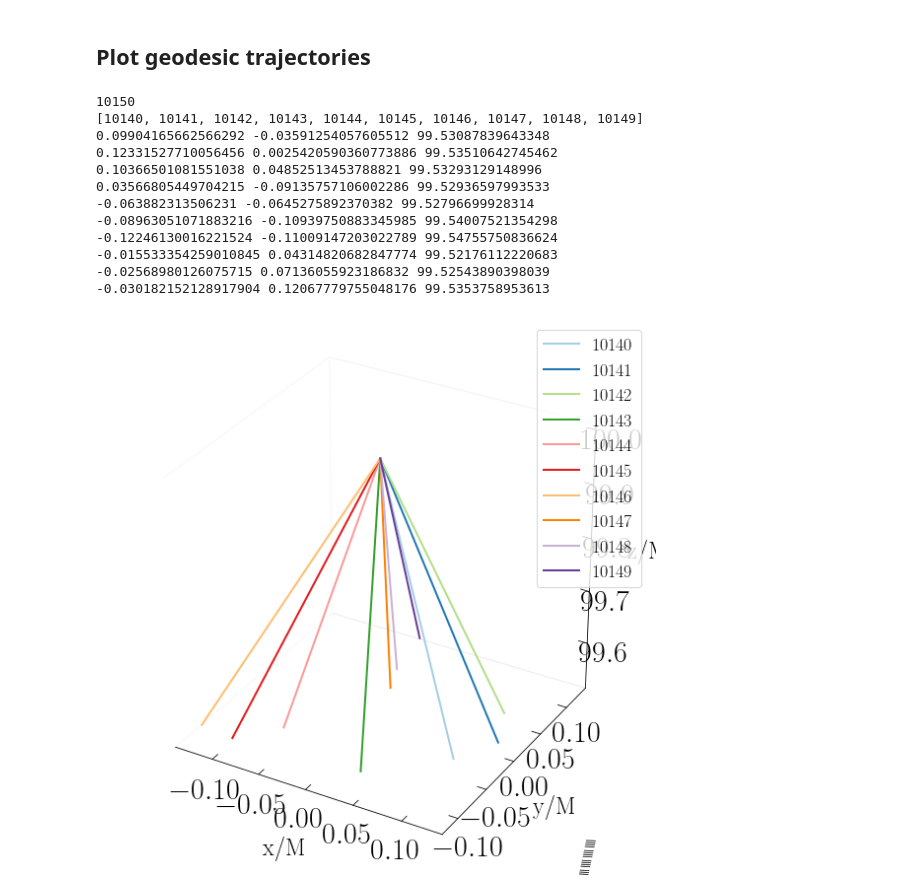
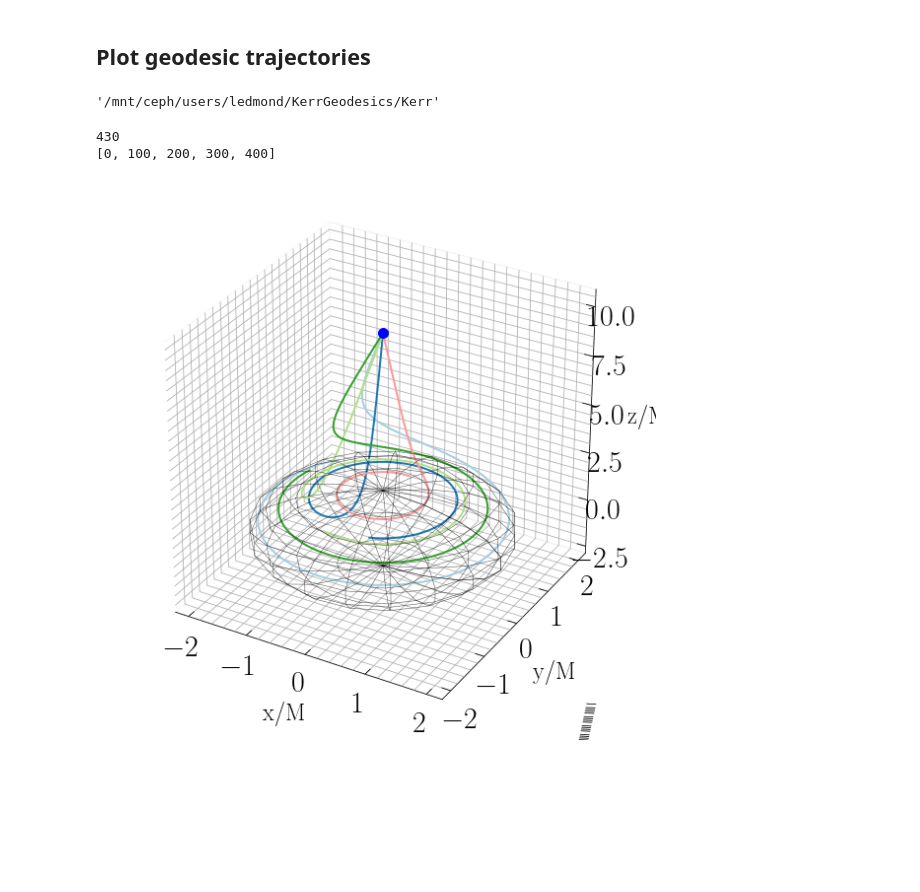
Before and after one commit to mariaokounkova/TracingMerger, a Jupyter notebook: PlotGeodesics.ipynb, the cells around one changed output. Drawn from its saved outputs; the diff is of its cells as text; code cells hidden in the pictures; blank space fills up the shorter version.

Commit message:
Updated PlottingGeodesics.ipynb

```diff
--- a/PlotGeodesics.ipynb
+++ b/PlotGeodesics.ipynb
@@ -47,7 +53,7 @@ def PlotGetTrajectoriesFromH5(p):
     Indices = GetGeodesicIndices(p, infinity=False)
     print(len(Indices))
 
-    Indices = Indices[-10:]
+    Indices = Indices[::100]  # chose the number of geodesics you want to plot
     print(Indices)
 
     cs = sns.color_palette('Paired', n_colors=len(Indices))
@@ -58,7 +64,7 @@ def PlotGetTrajectoriesFromH5(p):
     for n, color in zip(Indices, cs):
         t, x, y, z = GetGeodesicTrajectory(p, n)
         ax.plot(x, y, z, '-', lw = 2.0, label = n, color = color)
-        print(x[0], y[0], z[0])
+        #print(x[0], y[0], z[0])
 
     ax.set_xlabel('x/M',labelpad=20)
     ax.set_ylabel('y/M', labelpad=20)
@@ -68,6 +74,19 @@ def PlotGetTrajectoriesFromH5(p):
     #ax.set_xlim(-lim, lim)
     #ax.set_ylim(-lim, lim)
     #ax.set_zlim(-lim, lim)
+
+    # Plot BH
+    #ax.scatter([0], [0], [0], s = 1000, color = 'black')
+    # draw sphere
+    R = 2. # R_s
+    u, v = np.mgrid[0:2*np.pi:20j, 0:np.pi:10j] # change xj to improve resolution
+    x = R*np.cos(u)*np.sin(v)
+    y = R*np.sin(u)*np.sin(v)
+    z = R*np.cos(v)
+    ax.plot_wireframe(x, y, z, color="k", alpha = 0.7, linewidth = .5)
+
+    # Plot Camera
+    ax.scatter([0], [0], [10], s = 100, color = 'blue')
 
     ax.grid(False)
     ax.xaxis.pane.fill = False
@@ -82,23 +101,21 @@ def PlotGetTrajectoriesFromH5(p):
     ax.zaxis._axinfo['tick']['outward_factor'] = 0.4
     #ax.set_axis_off()
 
-    plt.legend()
+
+    #plt.legend()
+    plt.grid()
     plt.tight_layout()
     plt.show()
+
+    return fig, ax
 # %%
-p = '/mnt/ceph/users/mokounkova/KerrGeodesics/Kerr'
-PlotGetTrajectoriesFromH5(p)
+p = '/mnt/ceph/users/ledmond/KerrGeodesics/Kerr'
+p
 # %% [output]
-10150
-[10140, 10141, 10142, 10143, 10144, 10145, 10146, 10147, 10148, 10149]
-0.09904165662566292 -0.03591254057605512 99.53087839643348
-0.12331527710056456 0.0025420590360773886 99.53510642745462
-0.10366501081551038 0.04852513453788821 99.53293129148996
-0.03566805449704215 -0.09135757106002286 99.52936597993533
--0.063882313506231 -0.0645275892370382 99.52796699928314
--0.08963051071883216 -0.10939750883345985 99.54007521354298
--0.12246130016221524 -0.11009147203022789 99.54755750836624
--0.015533354259010845 0.04314820682847774 99.52176112220683
--0.02568980126075715 0.07136055923186832 99.52543890398039
--0.030182152128917904 0.12067779755048176 99.5353758953613
+'/mnt/ceph/users/ledmond/KerrGeodesics/Kerr'
-[figure, removed]
+# %%
+fig, ax = PlotGetTrajectoriesFromH5(p)
+# %% [output]
+430
+[0, 100, 200, 300, 400]
+[figure, added]
```
Also changed, not shown: parts of 2 cells of this notebook.
